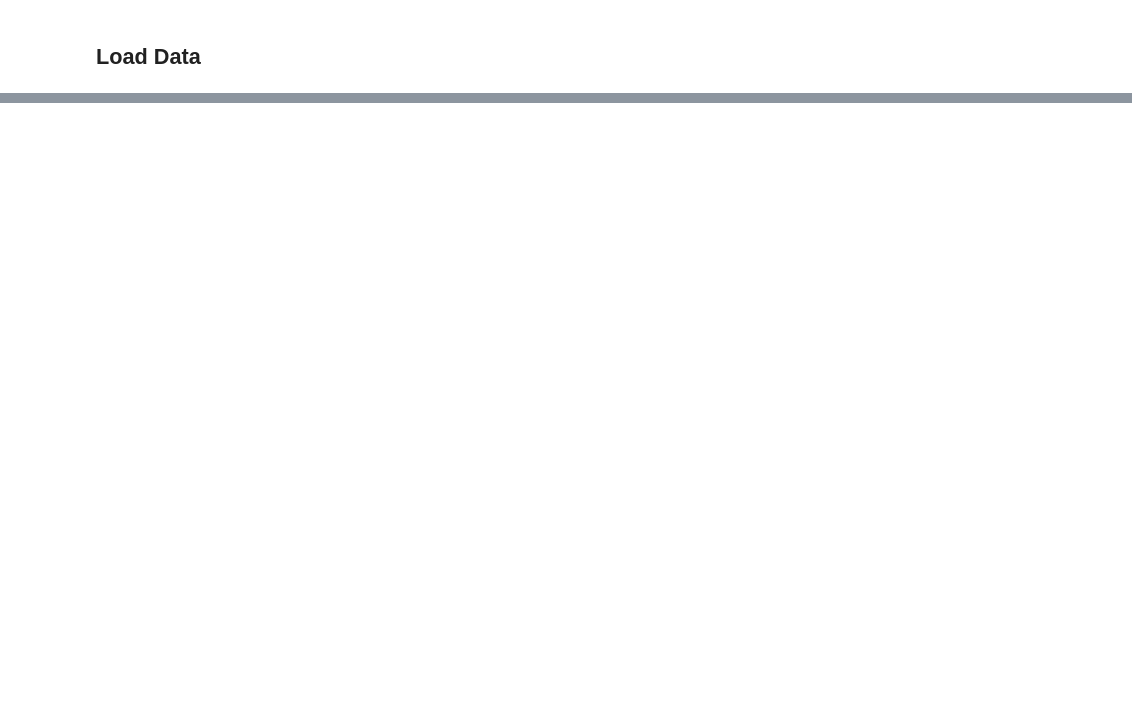
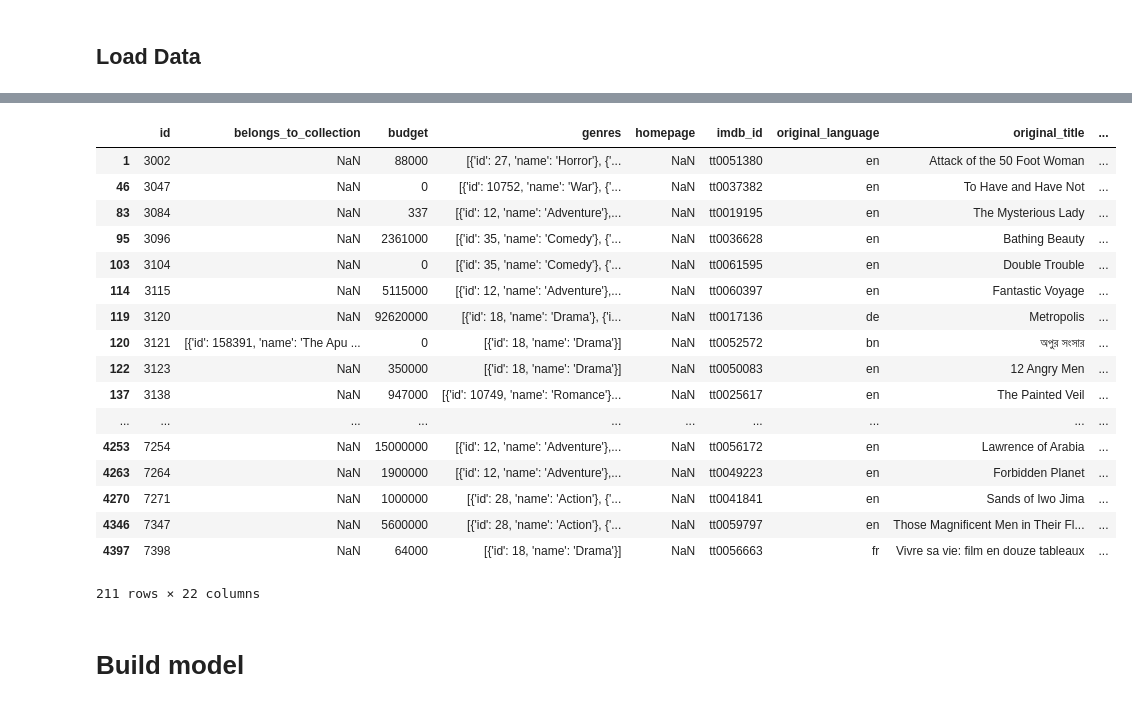
Before and after one commit to JONGSKY/data_science_kaggle, a Jupyter notebook: tmdb_box_office_prediction/code/Untitled.ipynb, the cells around one changed output, grey strips where cells are left out. Drawn from its saved outputs; the diff is of its cells as text; code cells hidden in the pictures; blank space fills up the shorter version.

```diff
--- a/tmdb_box_office_prediction/code/Untitled.ipynb
+++ b/tmdb_box_office_prediction/code/Untitled.ipynb
@@ -41,0 +179,23 @@ train_df
+# %%
+test_df[test_df['release_date']>'2019-01-01']
+# %% [output]
+|  | id | belongs_to_collection | budget | genres | homepage | imdb_id | original_language | original_title | ... |
+| 1 | 3002 | NaN | 88000 | [{'id': 27, 'name': 'Horror'}, {'... | NaN | tt0051380 | en | Attack of the 50 Foot Woman | ... |
+| 46 | 3047 | NaN | 0 | [{'id': 10752, 'name': 'War'}, {'... | NaN | tt0037382 | en | To Have and Have Not | ... |
+| 83 | 3084 | NaN | 337 | [{'id': 12, 'name': 'Adventure'},... | NaN | tt0019195 | en | The Mysterious Lady | ... |
+| 95 | 3096 | NaN | 2361000 | [{'id': 35, 'name': 'Comedy'}, {'... | NaN | tt0036628 | en | Bathing Beauty | ... |
+| 103 | 3104 | NaN | 0 | [{'id': 35, 'name': 'Comedy'}, {'... | NaN | tt0061595 | en | Double Trouble | ... |
+| 114 | 3115 | NaN | 5115000 | [{'id': 12, 'name': 'Adventure'},... | NaN | tt0060397 | en | Fantastic Voyage | ... |
+| 119 | 3120 | NaN | 92620000 | [{'id': 18, 'name': 'Drama'}, {'i... | NaN | tt0017136 | de | Metropolis | ... |
+| 120 | 3121 | [{'id': 158391, 'name': 'The Apu ... | 0 | [{'id': 18, 'name': 'Drama'}] | NaN | tt0052572 | bn | অপুর সংসার | ... |
+| 122 | 3123 | NaN | 350000 | [{'id': 18, 'name': 'Drama'}] | NaN | tt0050083 | en | 12 Angry Men | ... |
+| 137 | 3138 | NaN | 947000 | [{'id': 10749, 'name': 'Romance'}... | NaN | tt0025617 | en | The Painted Veil | ... |
+| ... | ... | ... | ... | ... | ... | ... | ... | ... | ... |
+| 4253 | 7254 | NaN | 15000000 | [{'id': 12, 'name': 'Adventure'},... | NaN | tt0056172 | en | Lawrence of Arabia | ... |
+| 4263 | 7264 | NaN | 1900000 | [{'id': 12, 'name': 'Adventure'},... | NaN | tt0049223 | en | Forbidden Planet | ... |
+| 4270 | 7271 | NaN | 1000000 | [{'id': 28, 'name': 'Action'}, {'... | NaN | tt0041841 | en | Sands of Iwo Jima | ... |
+| 4346 | 7347 | NaN | 5600000 | [{'id': 28, 'name': 'Action'}, {'... | NaN | tt0059797 | en | Those Magnificent Men in Their Fl... | ... |
+| 4397 | 7398 | NaN | 64000 | [{'id': 18, 'name': 'Drama'}] | NaN | tt0056663 | fr | Vivre sa vie: film en douze tableaux | ... |
+211 rows × 22 columns
+# %% [markdown]
+# Build model
```
Also changed, not shown: parts of 27 cells of this notebook.
